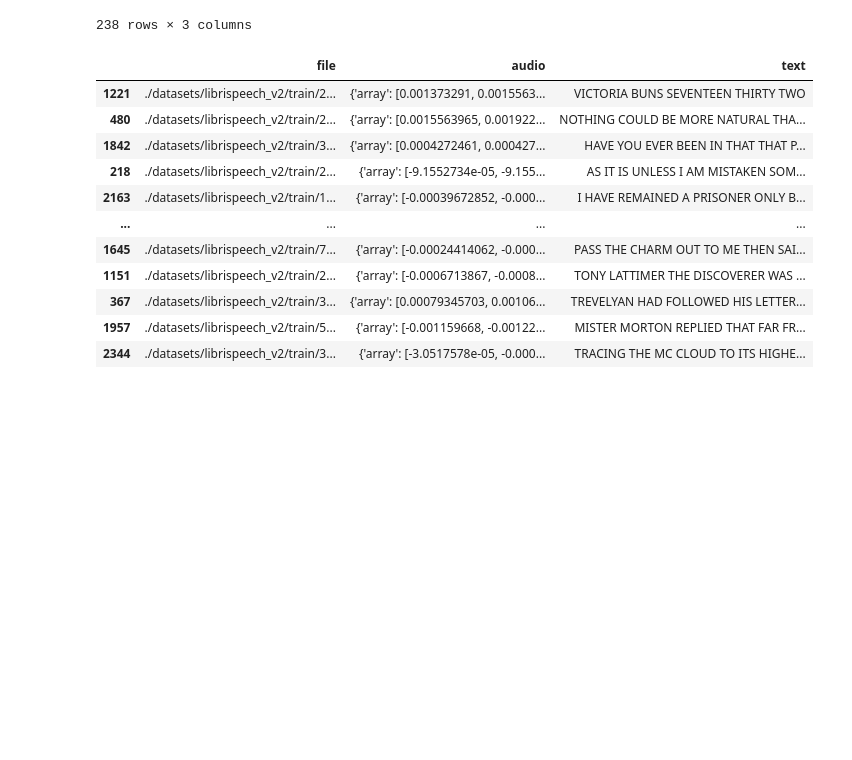
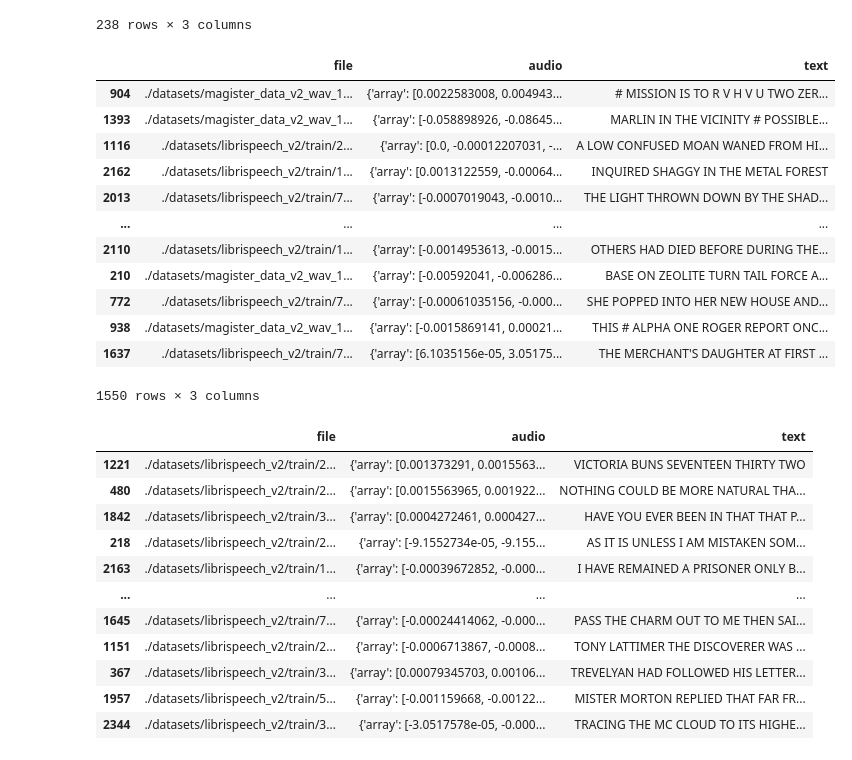
Before and after one commit to nicholasneo78/speech-to-text-with-kenlm-pipeline, a Jupyter notebook: tasks/preprocessing/data_sampling.ipynb, the cells around one changed output. Drawn from its saved outputs; the diff is of its cells as text; code cells hidden in the pictures; blank space fills up the shorter version.

```diff
--- a/tasks/preprocessing/data_sampling.ipynb
+++ b/tasks/preprocessing/data_sampling.ipynb
@@ -46,6 +46,27 @@ df_train_sample
 | 981 | ./datasets/librispeech_v2/train/2... | {'array': [0.0007324219, 0.000640... | THEIR MINDS WERE SO DISTRACTED AT... |
 | 1708 | ./datasets/librispeech_v2/train/1... | {'array': [0.011871338, 0.0116882... | I BECAME SOMEWHAT EMBARRASSED FOR... |
 238 rows × 3 columns
+# %%
+DATA_PATH_TRAIN = './root/pkl/combined_train.pkl'
+# open and load the train dataset
+with open(DATA_PATH_TRAIN, 'rb') as f:
+    df_train = pickle.load(f)
+
+df_train
+# %% [output]
+|  | file | audio | text |
+| 904 | ./datasets/magister_data_v2_wav_1... | {'array': [0.0022583008, 0.004943... | # MISSION IS TO R V H V U TWO ZER... |
+| 1393 | ./datasets/magister_data_v2_wav_1... | {'array': [-0.058898926, -0.08645... | MARLIN IN THE VICINITY # POSSIBLE... |
+| 1116 | ./datasets/librispeech_v2/train/2... | {'array': [0.0, -0.00012207031, -... | A LOW CONFUSED MOAN WANED FROM HI... |
+| 2162 | ./datasets/librispeech_v2/train/1... | {'array': [0.0013122559, -0.00064... | INQUIRED SHAGGY IN THE METAL FOREST |
+| 2013 | ./datasets/librispeech_v2/train/7... | {'array': [-0.0007019043, -0.0010... | THE LIGHT THROWN DOWN BY THE SHAD... |
+| ... | ... | ... | ... |
+| 2110 | ./datasets/librispeech_v2/train/1... | {'array': [-0.0014953613, -0.0015... | OTHERS HAD DIED BEFORE DURING THE... |
+| 210 | ./datasets/magister_data_v2_wav_1... | {'array': [-0.00592041, -0.006286... | BASE ON ZEOLITE TURN TAIL FORCE A... |
+| 772 | ./datasets/librispeech_v2/train/7... | {'array': [-0.00061035156, -0.000... | SHE POPPED INTO HER NEW HOUSE AND... |
+| 938 | ./datasets/magister_data_v2_wav_1... | {'array': [-0.0015869141, 0.00021... | THIS # ALPHA ONE ROGER REPORT ONC... |
+| 1637 | ./datasets/librispeech_v2/train/7... | {'array': [6.1035156e-05, 3.05175... | THE MERCHANT'S DAUGHTER AT FIRST ... |
+1550 rows × 3 columns
 # %%
 # place your data entries into a DataFrame (for multiple dataframe)
 combined_data_train = pd.DataFrame()
```
Also changed, not shown: 1 other file.
